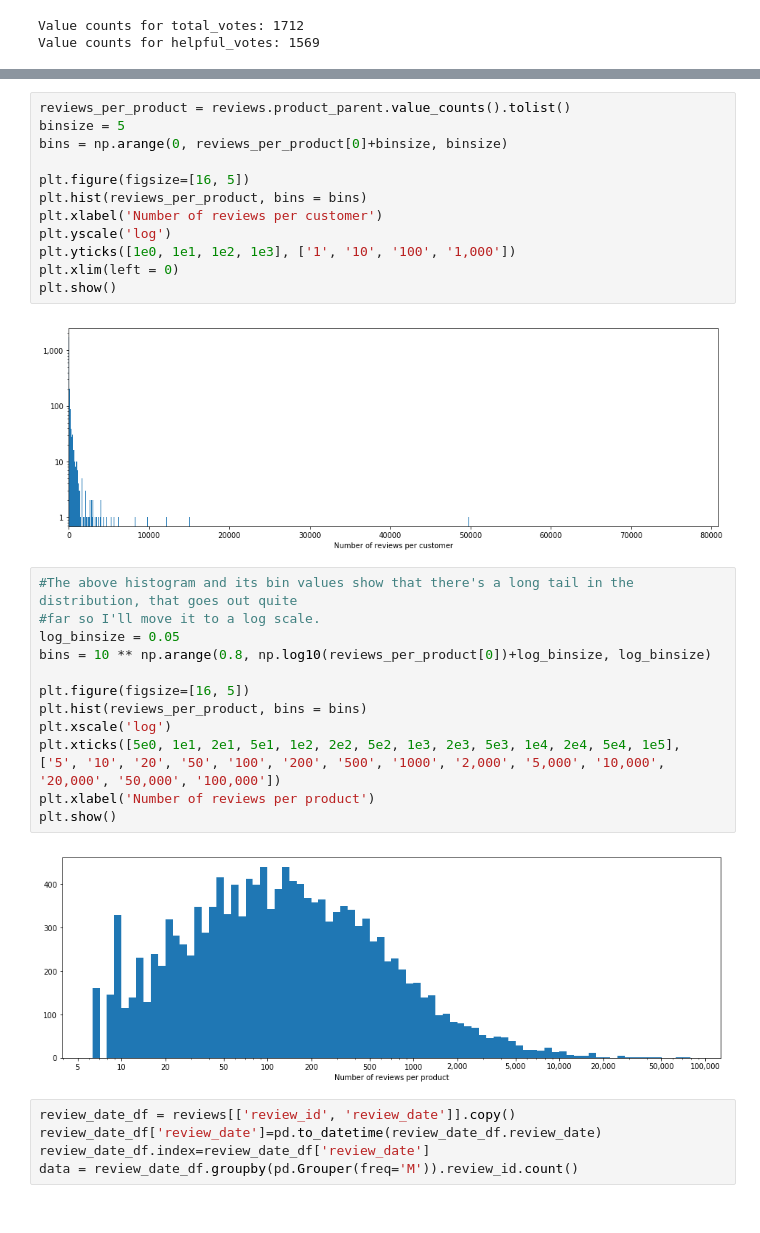
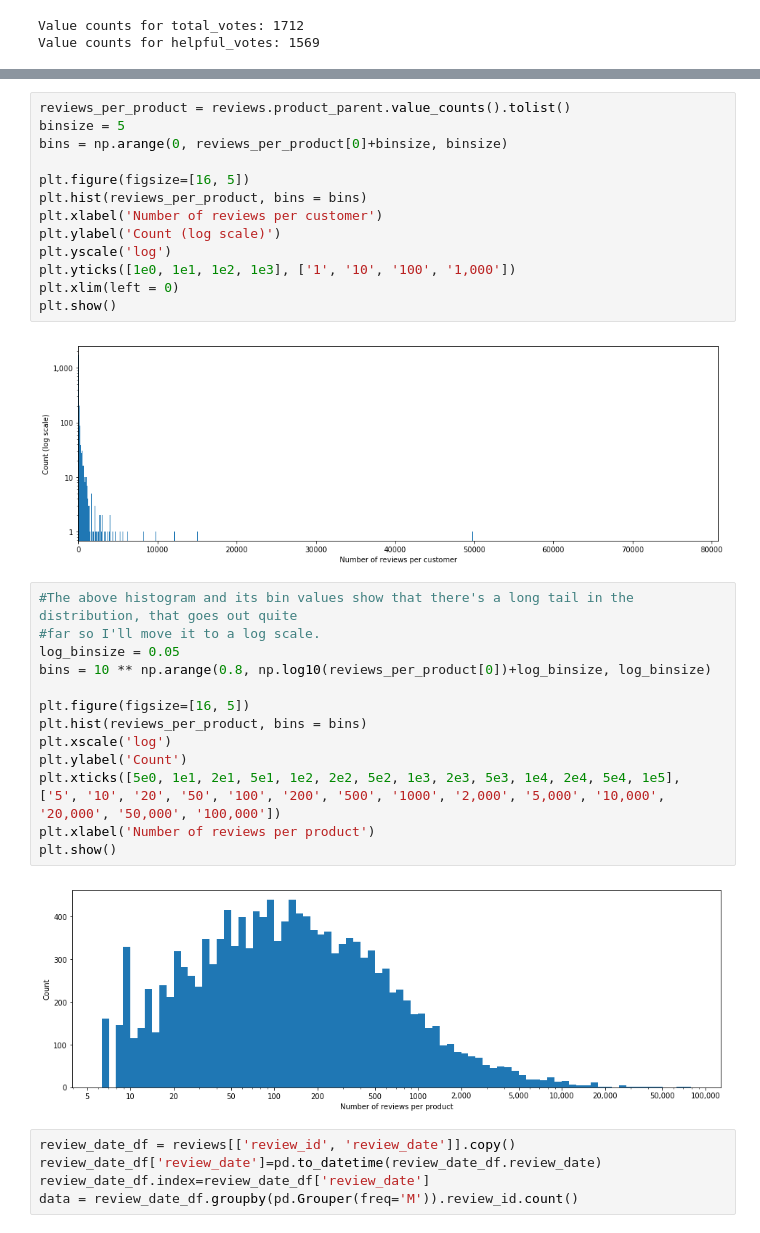
Before and after one commit to ElectricKea/CommunicateFindings_Udacity_Project, a Jupyter notebook: exploration.ipynb, the cells around one changed output, grey strips where cells are left out. Cells and saved outputs as stored; diff of their text form.

```diff
--- a/exploration.ipynb
+++ b/exploration.ipynb
@@ -446,26 +455,28 @@ bins = np.arange(0, reviews_per_product[0]+binsize, binsize)
 plt.figure(figsize=[16, 5])
 plt.hist(reviews_per_product, bins = bins)
 plt.xlabel('Number of reviews per customer')
+plt.ylabel('Count (log scale)')
 plt.yscale('log')
 plt.yticks([1e0, 1e1, 1e2, 1e3], ['1', '10', '100', '1,000'])
 plt.xlim(left = 0)
 plt.show()
 # %% [output]
-[figure, old version]
+[figure, new version]
 # %%
 #The above histogram and its bin values show that there's a long tail in the distribution, that goes out quite
 #far so I'll move it to a log scale.
 log_binsize = 0.05
 bins = 10 ** np.arange(0.8, np.log10(reviews_per_product[0])+log_binsize, log_binsize)
 
 plt.figure(figsize=[16, 5])
 plt.hist(reviews_per_product, bins = bins)
 plt.xscale('log')
+plt.ylabel('Count')
 plt.xticks([5e0, 1e1, 2e1, 5e1, 1e2, 2e2, 5e2, 1e3, 2e3, 5e3, 1e4, 2e4, 5e4, 1e5], ['5', '10', '20', '50', '100', '200', '500', '1000', '2,000', '5,000', '10,000', '20,000', '50,000', '100,000'])
 plt.xlabel('Number of reviews per product')
 plt.show()
 # %% [output]
-[figure, old version]
+[figure, new version]
 # %%
 review_date_df = reviews[['review_id', 'review_date']].copy()
 review_date_df['review_date']=pd.to_datetime(review_date_df.review_date)
```
Also changed, not shown: parts of 24 cells of this notebook, 1 other file.
